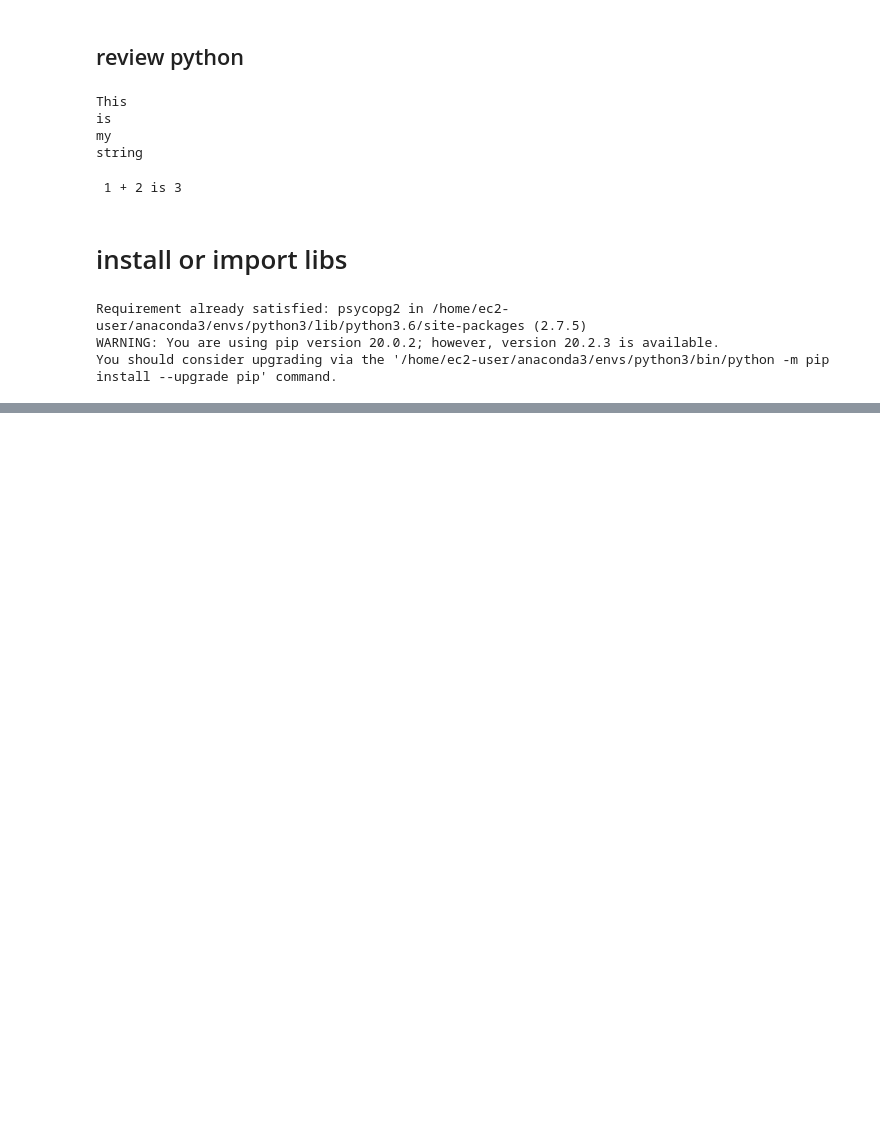
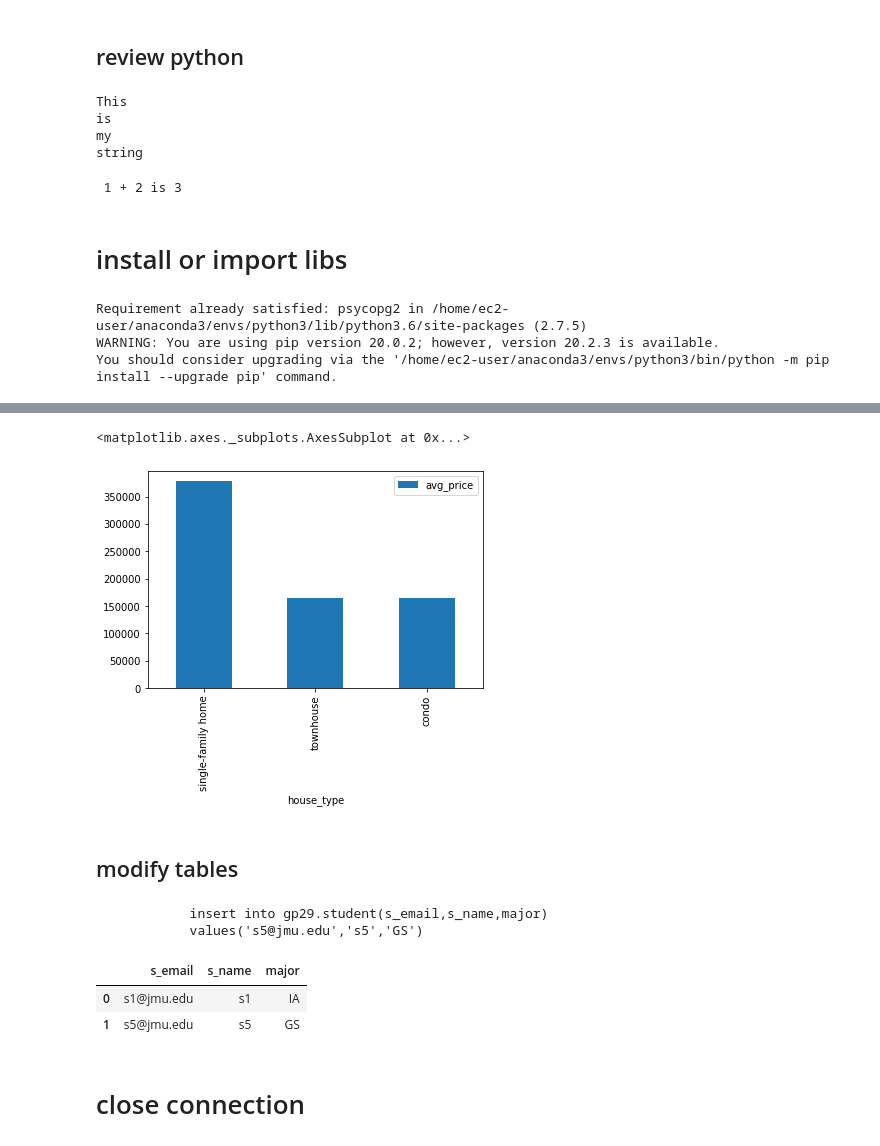
Before and after one commit to savannah-mitchell/ia340, a Jupyter notebook: lec4.ipynb, the cells around one changed output, grey strips where cells are left out. Cells and saved outputs as stored; diff of their text form; code cells hidden in the pictures; blank space fills up the shorter version.

```diff
--- a/lec4.ipynb
+++ b/lec4.ipynb
@@ -28,0 +127,26 @@ import psycopg2
+# %%
+sql_avg_price_house_type = """
+                            select house_type,
+                            avg(price) as avg_price
+                            from public.house_price
+                            group by house_type
+                            order by avg_price desc
+                            """
+# %%
+df = pandas.read_sql_query(sql_avg_price_house_type,conn)
+
+df.plot.bar(y='avg_price', x='house_type')
+# %% [output]
+<matplotlib.axes._subplots.AxesSubplot at 0x...>
+[figure, added]
+# %% [markdown]
+## modify tables
+# %%
+sql_insert = """
+            insert into gp29.student(s_email,s_name,major)
+            values('{}','{}','{}')
+            """.format('s5@jmu.edu','s5','GS')
+print(sql_insert)
+# %% [output]
+            insert into gp29.student(s_email,s_name,major)
+            values('s5@jmu.edu','s5','GS')
@@ -28,0 +157,10 @@ import psycopg2
+# %%
+df=pandas.read_sql_query('select * from gp29.student', conn)
+
+df[:]
+# %% [output]
+|  | s_email | s_name | major |
+| 0 | s1@jmu.edu | s1 | IA |
+| 1 | s5@jmu.edu | s5 | GS |
+# %% [markdown]
+# close connection
```
Also changed, not shown: parts of 20 cells of this notebook.
